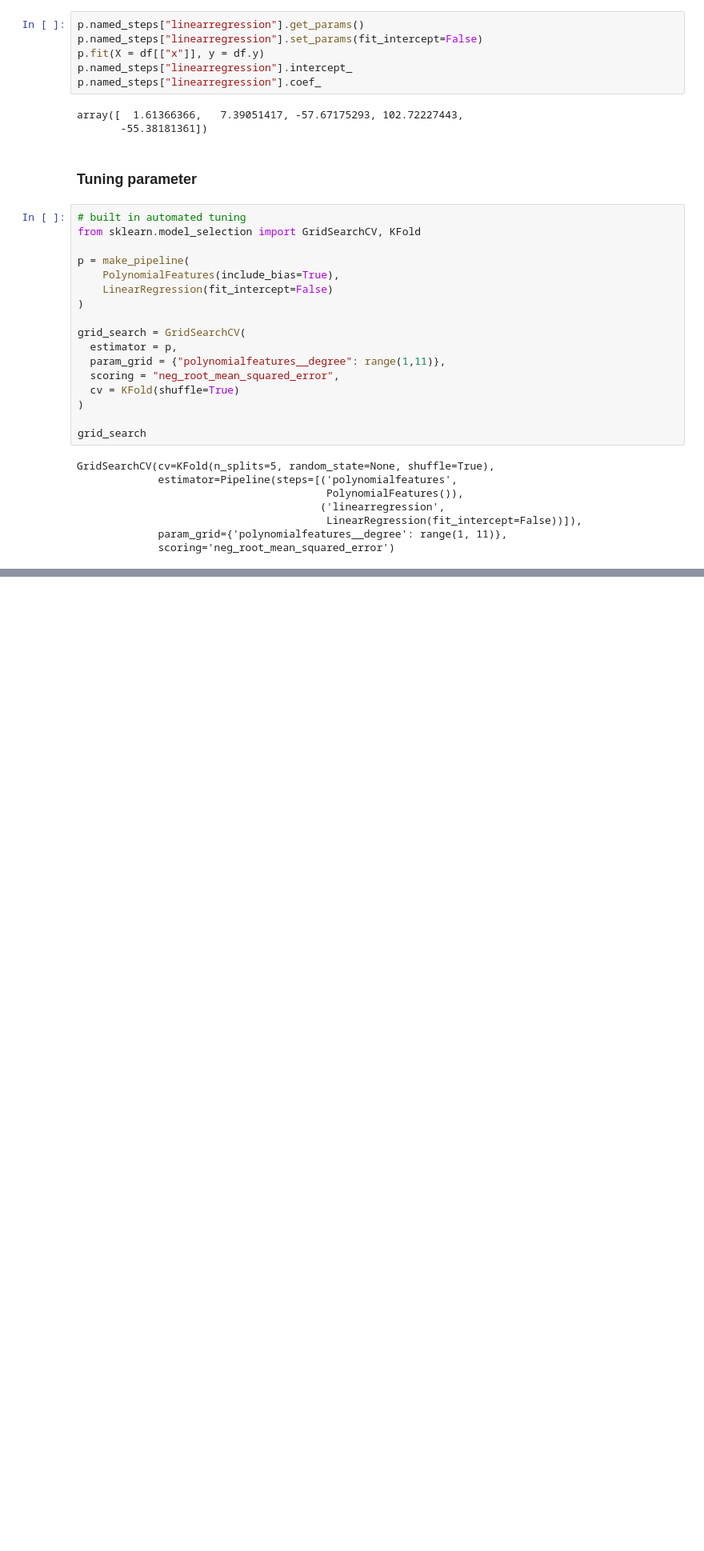
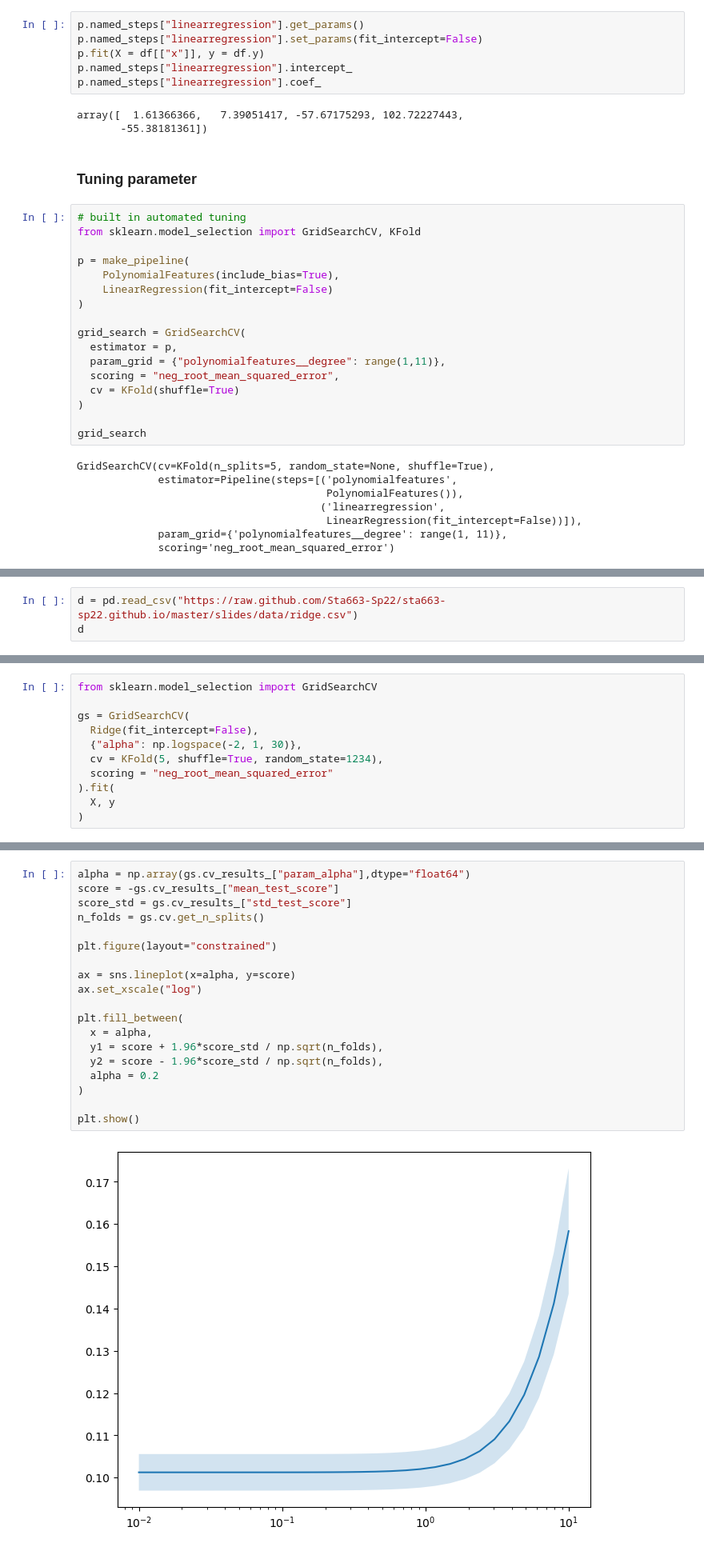
Before and after one commit to jennyonjourney/jupyter-demo, a Jupyter notebook: week7.ipynb, the cells around one changed output, grey strips where cells are left out. Shown at 80% size. Cells and saved outputs as stored; diff of their text form; blank space fills up the shorter version.

```diff
--- a/week7.ipynb
+++ b/week7.ipynb
@@ -596,0 +666,3 @@ GridSearchCV(cv=KFold(n_splits=5, random_state=None, shuffle=True),
+# %%
+d = pd.read_csv("https://raw.github.com/Sta663-Sp22/sta663-sp22.github.io/master/slides/data/ridge.csv")
+d
@@ -596,0 +890,11 @@ GridSearchCV(cv=KFold(n_splits=5, random_state=None, shuffle=True),
+# %%
+from sklearn.model_selection import GridSearchCV
+
+gs = GridSearchCV(
+  Ridge(fit_intercept=False),
+  {"alpha": np.logspace(-2, 1, 30)},
+  cv = KFold(5, shuffle=True, random_state=1234),
+  scoring = "neg_root_mean_squared_error"
+).fit(
+  X, y
+)
@@ -596,0 +923,21 @@ GridSearchCV(cv=KFold(n_splits=5, random_state=None, shuffle=True),
+# %%
+alpha = np.array(gs.cv_results_["param_alpha"],dtype="float64")
+score = -gs.cv_results_["mean_test_score"]
+score_std = gs.cv_results_["std_test_score"]
+n_folds = gs.cv.get_n_splits()
+
+plt.figure(layout="constrained")
+
+ax = sns.lineplot(x=alpha, y=score)
+ax.set_xscale("log")
+
+plt.fill_between(
+  x = alpha,
+  y1 = score + 1.96*score_std / np.sqrt(n_folds),
+  y2 = score - 1.96*score_std / np.sqrt(n_folds),
+  alpha = 0.2
+)
+
+plt.show()
+# %% [output]
+[figure, added]
```
Also changed, not shown: parts of 30 cells of this notebook.
